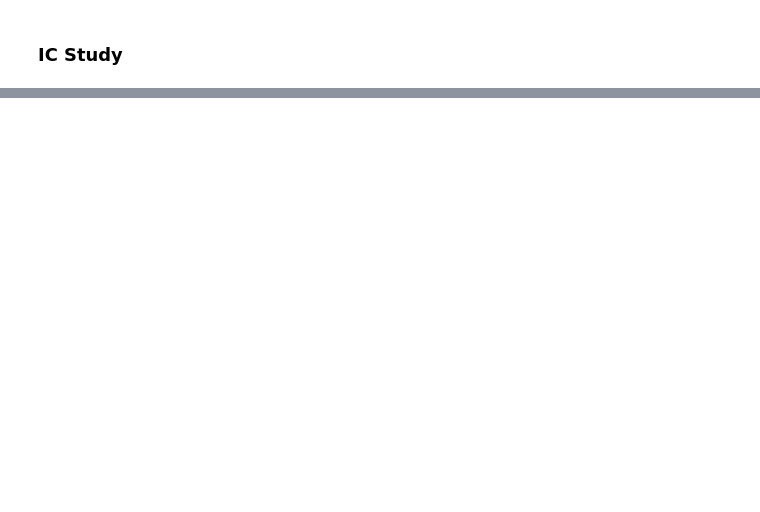
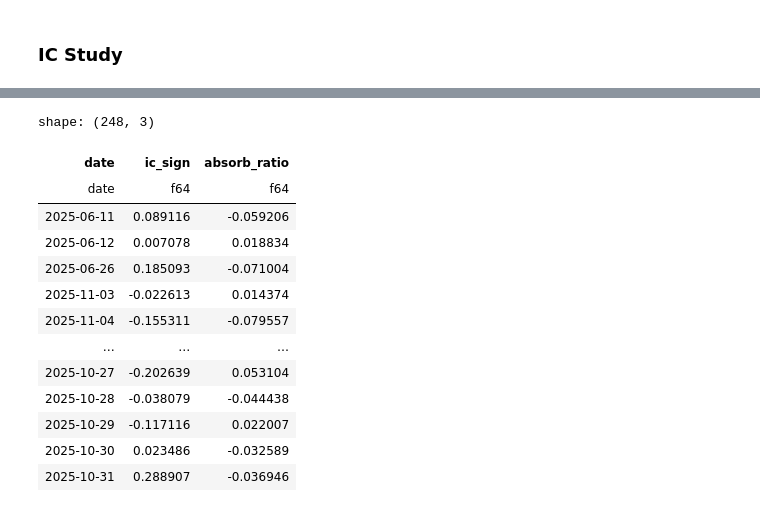
Before and after one commit to MichaelCusackNelkin/Summer_Research_2026, a Jupyter notebook: forecast/forecasting.ipynb, the cells around one changed output, grey strips where cells are left out. Saved outputs shown, nothing was run; the diff lists cells and outputs as text; code cells hidden in the pictures; blank space fills up the shorter version.

```diff
--- a/forecast/forecasting.ipynb
+++ b/forecast/forecasting.ipynb
@@ -325,0 +482,22 @@ Mean IC across Negative IC folds: -0.1222
+# %%
+agg_absorb_ratio = (
+    df_imbalance
+    .filter(pl.col("ts_event").dt.time() >= pl.time(15,50))
+    .with_columns(pl.col("ts_event").dt.date().alias("date"),
+                  (
+                      pl.when(pl.col("side") == "B").then(1)
+                      .when(pl.col("side") == "A").then(-1)
+                      .when(pl.col("side") == "N").then(0)
+                      * pl.col('ref_price') * pl.col("total_imbalance_qty")
+                  ).alias("dollar_imbalance"),
+                  (
+                      pl.col("paired_qty") * pl.col('ref_price')
+                  ).alias("paired_dollars")
+    )
+    .group_by(["date"], maintain_order=True)
+    .agg(
+        (pl.col("dollar_imbalance").sum() / (pl.col("paired_dollars") + pl.col("dollar_imbalance")).sum()).alias("absorb_ratio")
+    )
+    .collect(engine="streaming")
+)
+agg_absorb_ratio
@@ -325,0 +519,21 @@ Mean IC across Negative IC folds: -0.1222
+# %%
+ic_data = (
+    daily_ic
+    .join(agg_absorb_ratio, on="date")
+)
+ic_data
+# %% [output]
+shape: (248, 3)
+| date | ic_sign | absorb_ratio |
+| date | f64 | f64 |
+| 2025-06-11 | 0.089116 | -0.059206 |
+| 2025-06-12 | 0.007078 | 0.018834 |
+| 2025-06-26 | 0.185093 | -0.071004 |
+| 2025-11-03 | -0.022613 | 0.014374 |
+| 2025-11-04 | -0.155311 | -0.079557 |
+| … | … | … |
+| 2025-10-27 | -0.202639 | 0.053104 |
+| 2025-10-28 | -0.038079 | -0.044438 |
+| 2025-10-29 | -0.117116 | 0.022007 |
+| 2025-10-30 | 0.023486 | -0.032589 |
+| 2025-10-31 | 0.288907 | -0.036946 |
```
Also changed, not shown: parts of 17 cells of this notebook, 2 other files.
